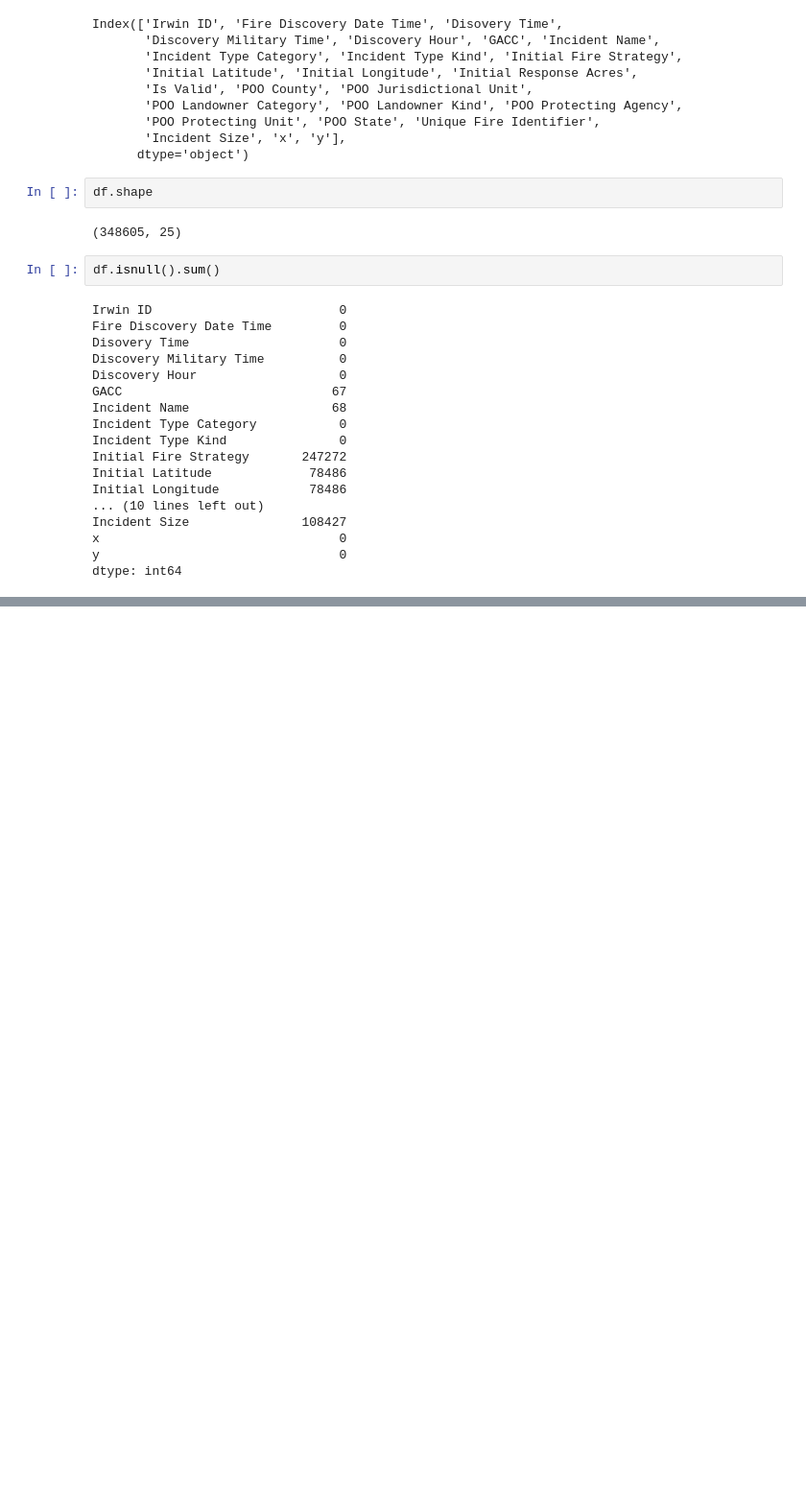
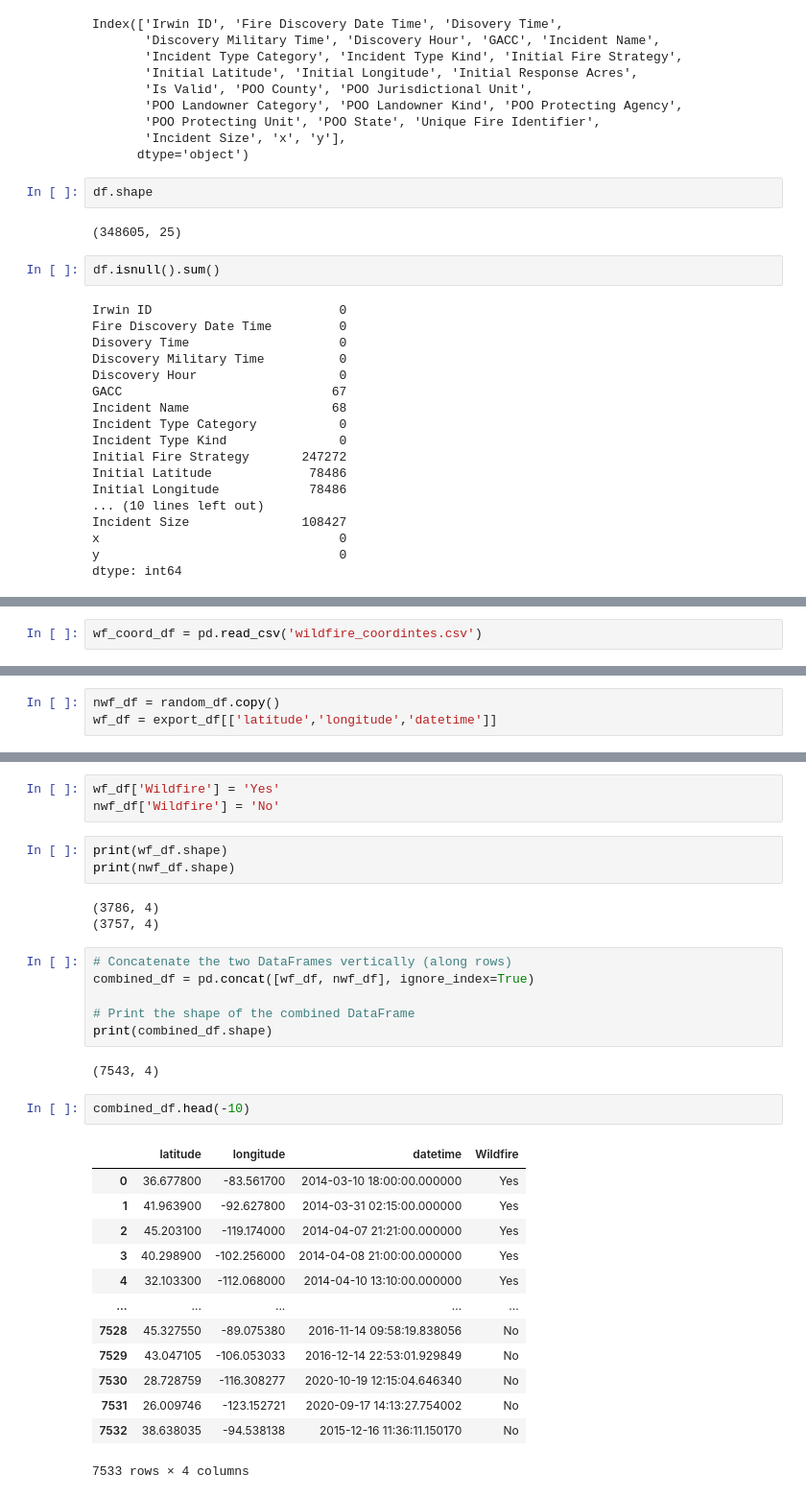
Before and after one commit to ShauryaMathur/inferno-tactix, a Jupyter notebook: coordinate_picker.ipynb, the cells around one changed output, grey strips where cells are left out. Shown at 96% size. Cells and saved outputs as stored; diff of their text form; blank space fills up the shorter version.

```diff
--- a/coordinate_picker.ipynb
+++ b/coordinate_picker.ipynb
@@ -142,0 +204,2 @@ unique_df.shape
+# %%
+wf_coord_df = pd.read_csv('wildfire_coordintes.csv')
@@ -142,0 +354,3 @@ unique_df.shape
+# %%
+nwf_df = random_df.copy()
+wf_df = export_df[['latitude','longitude','datetime']]
@@ -142,0 +375,33 @@ unique_df.shape
+# %%
+wf_df['Wildfire'] = 'Yes'
+nwf_df['Wildfire'] = 'No'
+# %%
+print(wf_df.shape)
+print(nwf_df.shape)
+# %% [output]
+(3786, 4)
+(3757, 4)
+# %%
+# Concatenate the two DataFrames vertically (along rows)
+combined_df = pd.concat([wf_df, nwf_df], ignore_index=True)
+
+# Print the shape of the combined DataFrame
+print(combined_df.shape)
+# %% [output]
+(7543, 4)
+# %%
+combined_df.head(-10)
+# %% [output]
+|  | latitude | longitude | datetime | Wildfire |
+| 0 | 36.677800 | -83.561700 | 2014-03-10 18:00:00.000000 | Yes |
+| 1 | 41.963900 | -92.627800 | 2014-03-31 02:15:00.000000 | Yes |
+| 2 | 45.203100 | -119.174000 | 2014-04-07 21:21:00.000000 | Yes |
+| 3 | 40.298900 | -102.256000 | 2014-04-08 21:00:00.000000 | Yes |
+| 4 | 32.103300 | -112.068000 | 2014-04-10 13:10:00.000000 | Yes |
+| ... | ... | ... | ... | ... |
+| 7528 | 45.327550 | -89.075380 | 2016-11-14 09:58:19.838056 | No |
+| 7529 | 43.047105 | -106.053033 | 2016-12-14 22:53:01.929849 | No |
+| 7530 | 28.728759 | -116.308277 | 2020-10-19 12:15:04.646340 | No |
+| 7531 | 26.009746 | -123.152721 | 2020-09-17 14:13:27.754002 | No |
+| 7532 | 38.638035 | -94.538138 | 2015-12-16 11:36:11.150170 | No |
+7533 rows × 4 columns
```
Also changed, not shown: parts of 29 cells of this notebook, 25 other files.
